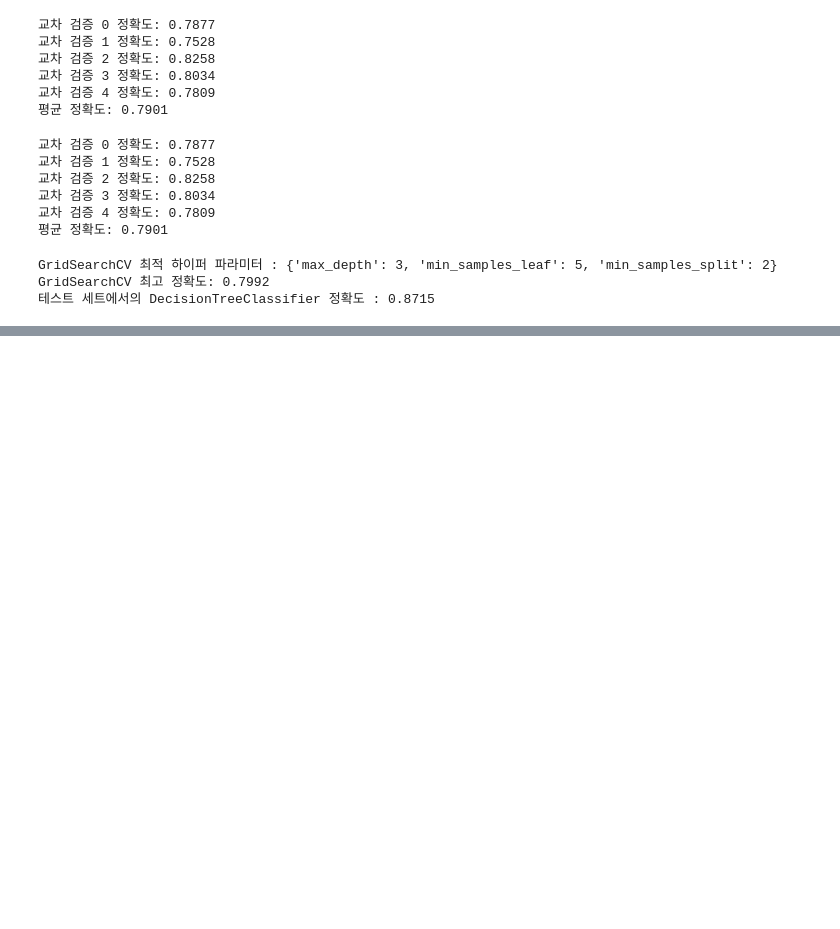
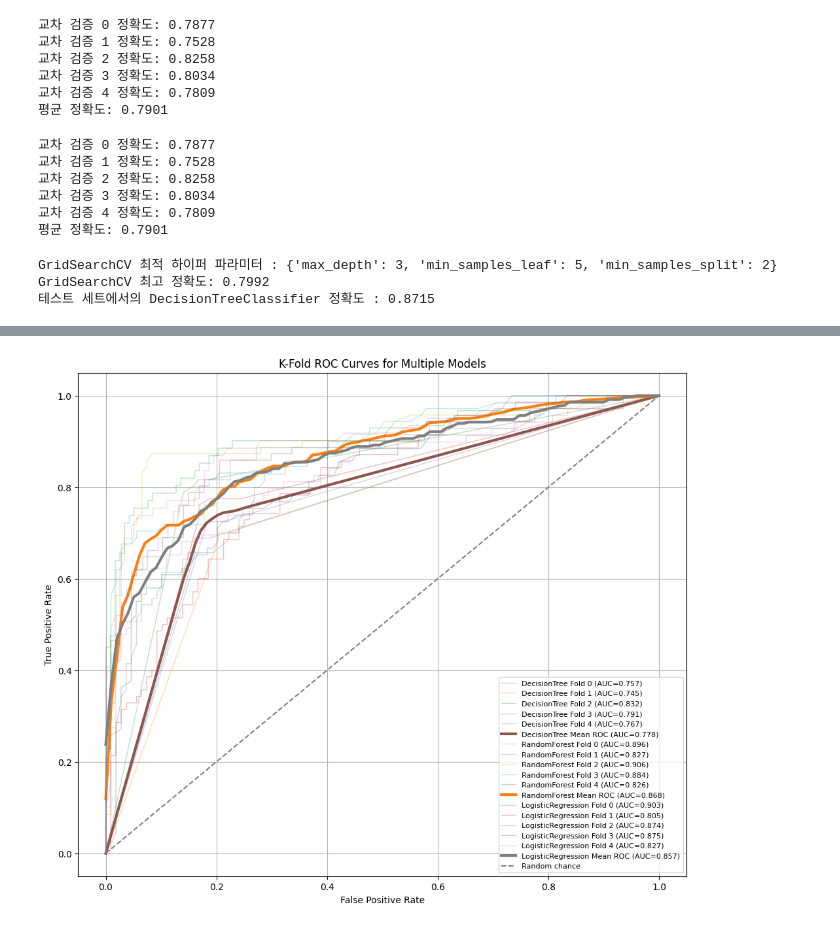
Before and after one commit to JyoARa/Machine-Learning, a Jupyter notebook: scikit-learn/수정중/타이타닉분석.ipynb, the cells around one changed output, grey strips where cells are left out. Drawn from its saved outputs; the diff is of its cells as text; code cells hidden in the pictures; blank space fills up the shorter version.

```diff
--- a/scikit-learn/수정중/타이타닉분석.ipynb
+++ b/scikit-learn/수정중/타이타닉분석.ipynb
@@ -758,3 +758,91 @@ print('테스트 세트에서의 DecisionTreeClassifier 정확도 : {0:.4f}'.for
 GridSearchCV 최적 하이퍼 파라미터 : {'max_depth': 3, 'min_samples_leaf': 5, 'min_samples_split': 2}
 GridSearchCV 최고 정확도: 0.7992
 테스트 세트에서의 DecisionTreeClassifier 정확도 : 0.8715
+# %%
+from sklearn.model_selection import KFold
+from sklearn.metrics import roc_auc_score, roc_curve, auc
+import numpy as np
+import matplotlib.pyplot as plt
+from sklearn.ensemble import RandomForestClassifier
+from sklearn.linear_model import LogisticRegression
+from sklearn.tree import DecisionTreeClassifier
+
+# ==========================================
+# 1️⃣ 모델 객체 생성
+# ==========================================
+dt_clf = DecisionTreeClassifier(random_state=11)
+rf_clf = RandomForestClassifier(random_state=11)
+lr_clf = LogisticRegression(max_iter=1000)  # 반복 부족으로 수렴 실패 방지
+
+models = {
+    "DecisionTree": dt_clf,
+    "RandomForest": rf_clf,
+    "LogisticRegression": lr_clf
+}
+
+# ==========================================
+# 2️⃣ K-Fold ROC AUC 계산 + ROC Curve 시각화
+# ==========================================
+def plot_kfold_roc(models, folds=5):
+    kfold = KFold(n_splits=folds, shuffle=True, random_state=11)
+
+    plt.figure(figsize=(12, 10))
+
+    for model_name, clf in models.items():
+        auc_list = []
+
+        for fold_idx, (train_idx, test_idx) in enumerate(kfold.split(X_titanic_df)):
+            X_train, X_test = X_titanic_df.values[train_idx], X_titanic_df.values[test_idx]
+            y_train, y_test = y_titanic_df.values[train_idx], y_titanic_df.values[test_idx]
+
+            clf.fit(X_train, y_train)
+
+            # ROC curve 계산
+            if hasattr(clf, "predict_proba"):
+                y_prob = clf.predict_proba(X_test)[:, 1]
+            else:
+                y_prob = clf.decision_function(X_test)
+
+            fpr, tpr, thresholds = roc_curve(y_test, y_prob)
+            fold_auc = auc(fpr, tpr)
+            auc_list.append(fold_auc)
+
+            # Fold별 ROC curve plot (투명도 낮게)
+            plt.plot(fpr, tpr, lw=1, alpha=0.3, label=f'{model_name} Fold {fold_idx} (AUC={fold_auc:.3f})')
+
+        # 평균 ROC AUC
+        mean_auc = np.mean(auc_list)
+        print(f"{model_name} 평균 ROC AUC: {mean_auc:.4f}")
+
+        # 평균 ROC Curve (대략적인 평균 ROC)
+        # 여기서는 단순히 Fold별 TPR 평균 사용
+        # 시각적 참고용
+        mean_fpr = np.linspace(0, 1, 100)
+        tprs_interp = []
+        for fold_idx, (train_idx, test_idx) in enumerate(kfold.split(X_titanic_df)):
+            X_train, X_test = X_titanic_df.values[train_idx], X_titanic_df.values[test_idx]
+            y_train, y_test = y_titanic_df.values[train_idx], y_titanic_df.values[test_idx]
+            clf.fit(X_train, y_train)
+            if hasattr(clf, "predict_proba"):
+                y_prob = clf.predict_proba(X_test)[:, 1]
+            else:
+                y_prob = clf.decision_function(X_test)
+            fpr, tpr, _ = roc_curve(y_test, y_prob)
+            tprs_interp.append(np.interp(mean_fpr, fpr, tpr))
+        mean_tpr = np.mean(tprs_interp, axis=0)
+        plt.plot(mean_fpr, mean_tpr, lw=3, label=f'{model_name} Mean ROC (AUC={mean_auc:.3f})')
+
+    # 대각선 기준선
+    plt.plot([0,1], [0,1], linestyle='--', color='gray', label='Random chance')
+    plt.xlabel('False Positive Rate')
+    plt.ylabel('True Positive Rate')
+    plt.title('K-Fold ROC Curves for Multiple Models')
+    plt.legend(loc='lower right', fontsize=8)
+    plt.grid(True)
+    plt.show()
+
+# ==========================================
+# 3️⃣ 실행
+# ==========================================
+plot_kfold_roc(models, folds=5)
+# %% [output]
@@ -760,0 +852 @@ GridSearchCV 최고 정확도: 0.7992
+[figure, added]
```
Also changed, not shown: parts of 7 cells of this notebook.
